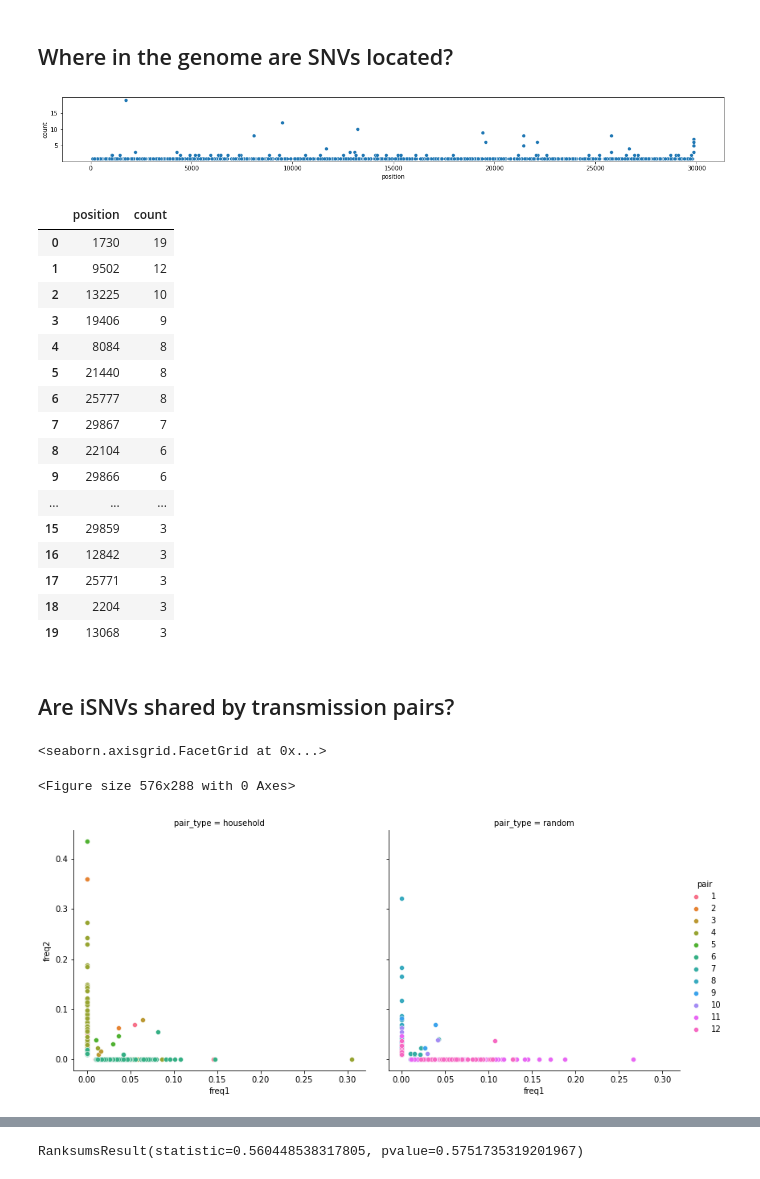
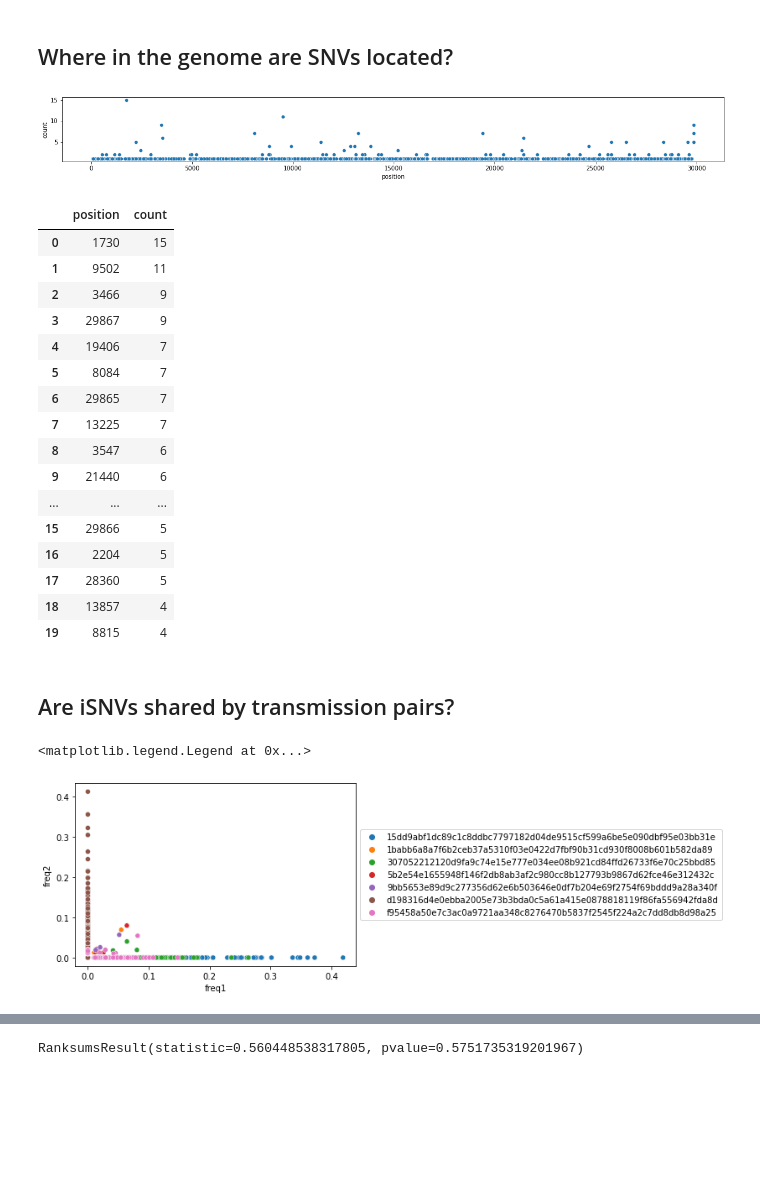
Before and after one commit to blab/ncov-within-host, a Jupyter notebook: notebooks/SCAN_pairs.ipynb, the cells around one changed output, grey strips where cells are left out. Drawn from its saved outputs; the diff is of its cells as text; code cells hidden in the pictures; blank space fills up the shorter version.

```diff
--- a/notebooks/SCAN_pairs.ipynb
+++ b/notebooks/SCAN_pairs.ipynb
@@ -20,9 +20,13 @@ def load_df(file):
         df = pd.read_csv(tfile, sep = '\t')
         if 'nwgc_id' in df.columns:
             df['nwgc_id'] = df.nwgc_id.astype('str')
+
         if 'position' and 'variant' in df.columns:
-            df['snv'] = df['position'].astype('str').str.cat(df['variant'],sep="")
+            df = df[df['variant'].map(len) < 2]
+            df['snv'] = df[['genome', 'position', 'variant']].apply(
+                lambda x: ''.join(x.dropna().astype(str)),
+                axis=1)
     return df
 
-pairs_snvs = load_df('../results/snvs_scan_pairs.tsv')
-pairs_meta = load_df('../results/metadata_scan_pairs.tsv')
+pairs_snvs = load_df('../results/snvs_scan-new_pairs.tsv')
+pairs_meta = load_df('../results/metadata_scan-new_pairs.tsv')
@@ -122,63 +141,58 @@ df_location = pd.value_counts(pairs_snvs.position).to_frame(name='count').rename
 plt.figure(figsize=(20,2))
 ax = sns.scatterplot(data=df_location, x='position', y='count')
 # %% [output]
-[figure, old version]
+[figure, new version]
 # %%
 df_location.head(n=20)
 # %% [output]
 |  | position | count |
-| 0 | 1730 | 19 |
-| 1 | 9502 | 12 |
-| 2 | 13225 | 10 |
-| 3 | 19406 | 9 |
-| 4 | 8084 | 8 |
-| 5 | 21440 | 8 |
-| 6 | 25777 | 8 |
-| 7 | 29867 | 7 |
-| 8 | 22104 | 6 |
-| 9 | 29866 | 6 |
+| 0 | 1730 | 15 |
+| 1 | 9502 | 11 |
+| 2 | 3466 | 9 |
+| 3 | 29867 | 9 |
+| 4 | 19406 | 7 |
+| 5 | 8084 | 7 |
+| 6 | 29865 | 7 |
+| 7 | 13225 | 7 |
+| 8 | 3547 | 6 |
+| 9 | 21440 | 6 |
 | ... | ... | ... |
-| 15 | 29859 | 3 |
-| 16 | 12842 | 3 |
-| 17 | 25771 | 3 |
-| 18 | 2204 | 3 |
-| 19 | 13068 | 3 |
+| 15 | 29866 | 5 |
+| 16 | 2204 | 5 |
+| 17 | 28360 | 5 |
+| 18 | 13857 | 4 |
+| 19 | 8815 | 4 |
 # %% [markdown]
 ## Are iSNVs shared by transmission pairs?
 # %%
 def pair_frequencies(df):
-    df['pair'] = df.pair.astype('str')
     freq1 = []
     freq2 = []
-    pair_types = []
-    pairs = []
-    for pair in df.pair.unique():
-        samples = df.loc[df.pair==pair, 'nwgc_id'].unique()
+    address_id = []
+    variants = []
+    for address in df.address_identifier.unique():
+        samples = df.loc[df.address_identifier==address, 'nwgc_id'].unique()
         snvs = df.loc[df.nwgc_id.isin(samples), 'snv'].unique()
         df1 = df[df.nwgc_id == samples[0]]
         df2 = df[df.nwgc_id == samples[1]]
         for snv in snvs:
             if snv in df1.snv.values:
                 freq1.append(df1.loc[df1.snv==snv, 'frequency'].values[0])
             else:
                 freq1.append(0)
             if snv in df2.snv.values:
                 freq2.append(df2.loc[df2.snv==snv, 'frequency'].values[0])
             else:
                 freq2.append(0)
-            pairs.append(pair)
-            pair_types.append(df1['pair_type'].unique()[0])
-    frequencies = pd.DataFrame({'freq1':freq1, 'freq2':freq2, 'pair':pairs, 'pair_type':pair_types})
+            address_id.append(address)
+            variants.append(snv)
+    frequencies = pd.DataFrame({'freq1':freq1, 'freq2':freq2, 'address_id':address_id, 'snv':variants})
     return frequencies
 
 frequencies = pair_frequencies(pairs_snvs)
-plt.figure(figsize=(8,4))
-g = sns.FacetGrid(frequencies, col='pair_type', hue='pair')
-g.map(sns.scatterplot,'freq1','freq2')
-g.fig.set_figwidth(12)
-g.fig.set_figheight(6)
-g.add_legend()
+fig, ax = plt.subplots()
+sns.scatterplot(data = frequencies, x='freq1', y='freq2', ax=ax, hue = 'address_id')
+ax.legend(loc='center left', bbox_to_anchor=(1, 0.5))
 # %% [output]
-<seaborn.axisgrid.FacetGrid at 0x...>
+<matplotlib.legend.Legend at 0x...>
-<Figure size 576x288 with 0 Axes>
-[figure, old version]
+[figure, new version]
```
Also changed, not shown: parts of 8 cells of this notebook, 10 other files.
